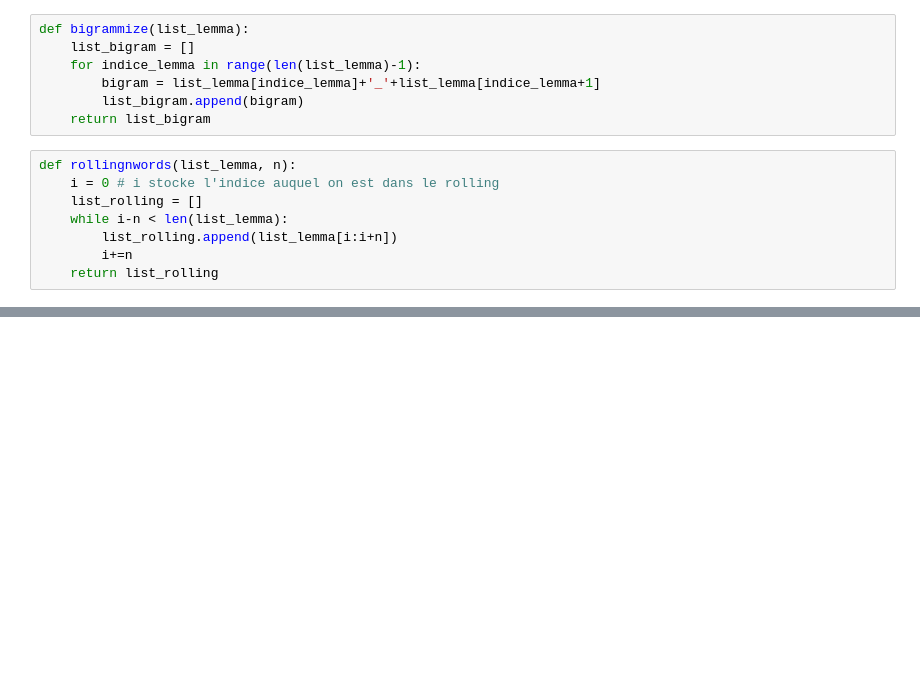
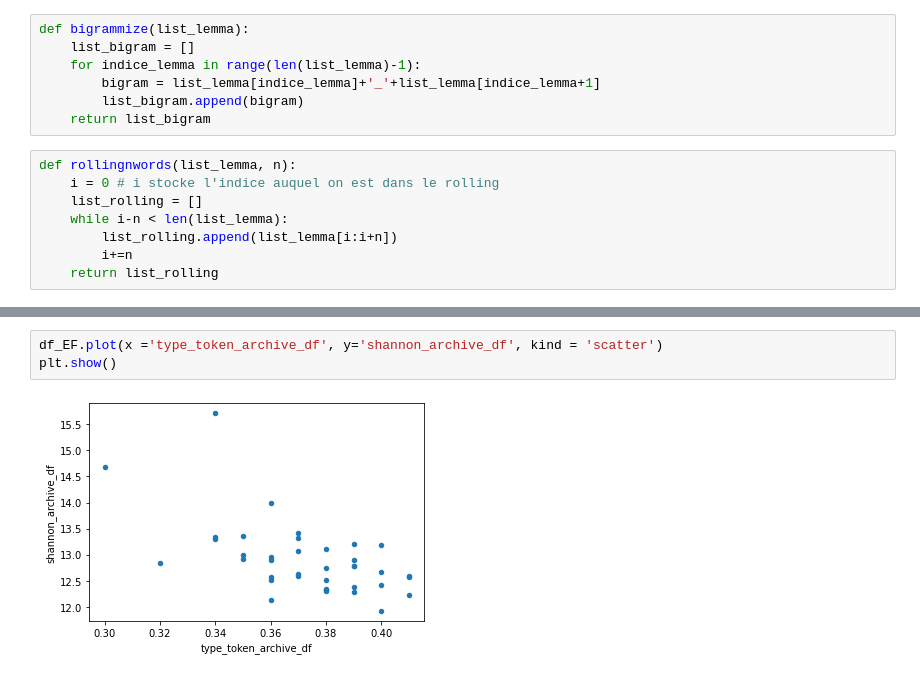
Before and after one commit to crazyjeannot/canons, a Jupyter notebook: rolling_stylometry.ipynb, the cells around one changed output, grey strips where cells are left out. Saved outputs shown, nothing was run; the diff lists cells and outputs as text; blank space fills up the shorter version.

```diff
--- a/rolling_stylometry.ipynb
+++ b/rolling_stylometry.ipynb
@@ -144,0 +235,5 @@ print(results)# Gustave Flaubert
+# %%
+df_EF.plot(x ='type_token_archive_df', y='shannon_archive_df', kind = 'scatter')
+plt.show()
+# %% [output]
+[figure, added]
```
Also changed, not shown: parts of 31 cells of this notebook.
